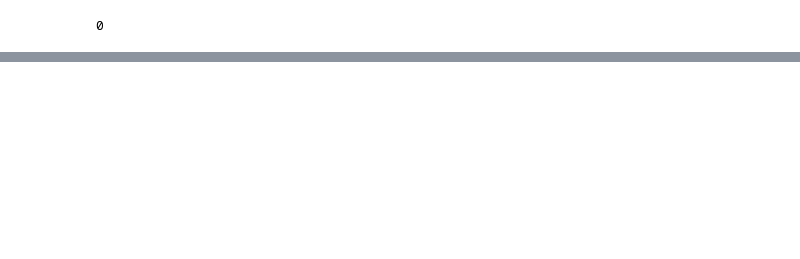
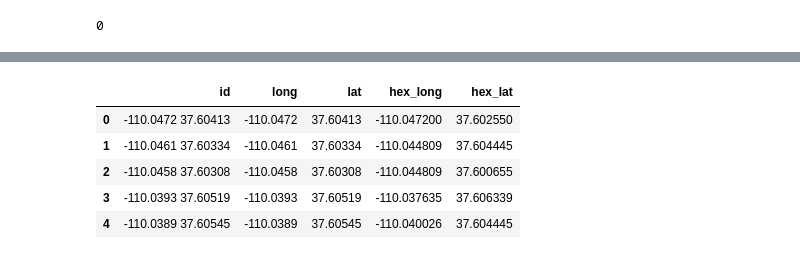
Before and after one commit to corwindark/arches_climate, a Jupyter notebook: point_cleaning.ipynb, the cells around one changed output, grey strips where cells are left out. Cells and saved outputs as stored; diff of their text form; code cells hidden in the pictures; blank space fills up the shorter version.

```diff
--- a/point_cleaning.ipynb
+++ b/point_cleaning.ipynb
@@ -24 +76,4 @@ dataIn.head()
+# %%
+dataIn['hex_long'] = hexpoints2[:,0]
+dataIn['hex_lat'] = hexpoints2[:,1]
 # %%
@@ -46,0 +81,9 @@ hexpoints =
+# %%
+dataIn.head()
+# %% [output]
+|  | id | long | lat | hex_long | hex_lat |
+| 0 | -110.0472 37.60413 | -110.0472 | 37.60413 | -110.047200 | 37.602550 |
+| 1 | -110.0461 37.60334 | -110.0461 | 37.60334 | -110.044809 | 37.604445 |
+| 2 | -110.0458 37.60308 | -110.0458 | 37.60308 | -110.044809 | 37.600655 |
+| 3 | -110.0393 37.60519 | -110.0393 | 37.60519 | -110.037635 | 37.606339 |
+| 4 | -110.0389 37.60545 | -110.0389 | 37.60545 | -110.040026 | 37.604445 |
```
Also changed, not shown: parts of 14 cells of this notebook, 3 other files.
